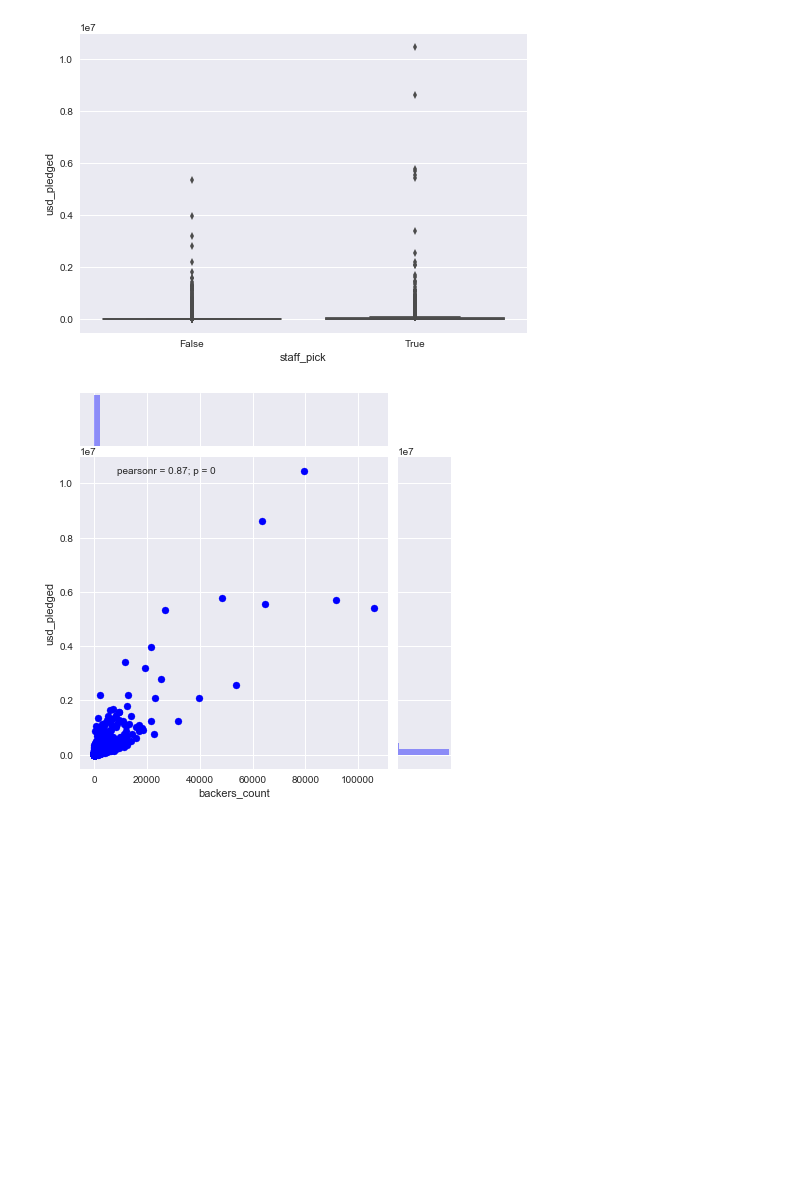
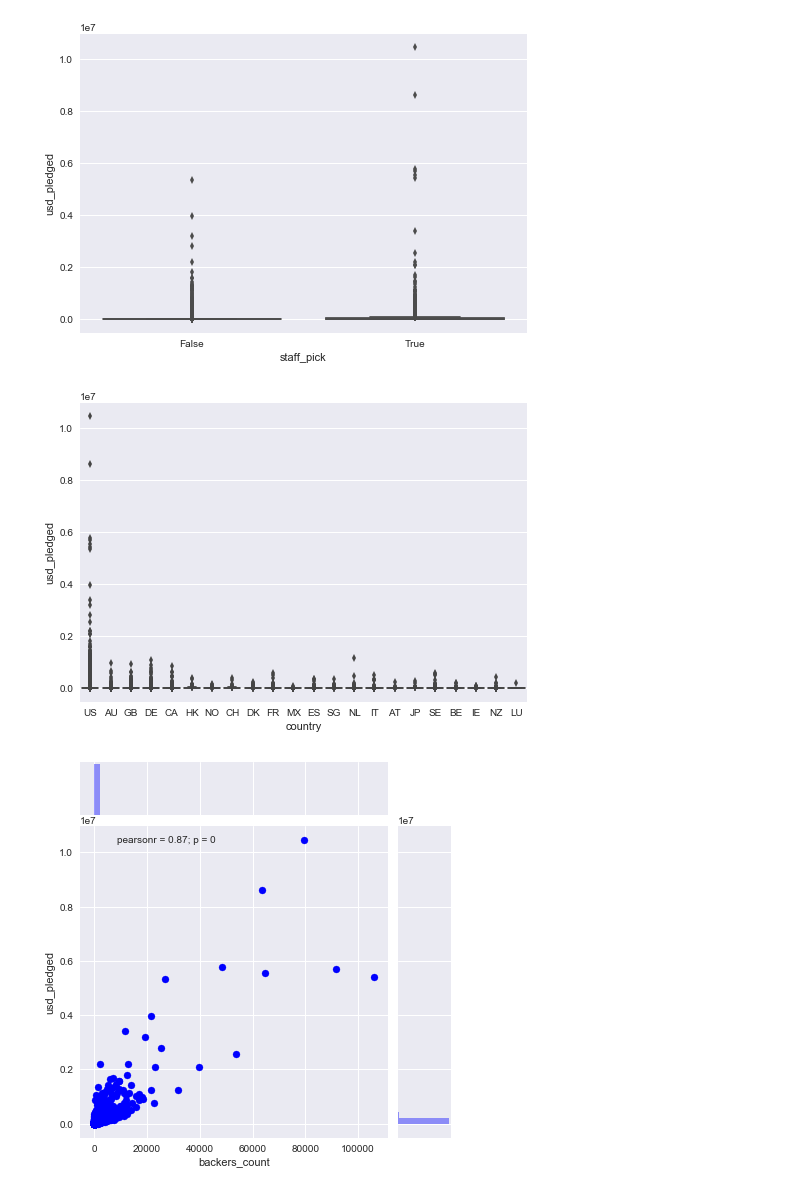
Before and after one commit to NicoleGololobov/Kickstarter, a Jupyter notebook: JupyterK.ipynb, the cells around one changed output. Cells and saved outputs as stored; diff of their text form; code cells hidden in the pictures; blank space fills up the shorter version.

Commit message:
Add files via upload
Update of Jupyter notebook with another plot

```diff
--- a/JupyterK.ipynb
+++ b/JupyterK.ipynb
@@ -37,6 +37,14 @@ sns.boxplot(x="staff_pick", y="usd_pledged", data=kick_data)
 plt.show()
 # %% [output]
 [figure]
+# %%
+# Construct seaborn boxplot to see how country affects how much is pledged
+sns.boxplot(x="country", y="usd_pledged", data=kick_data)
+
+# Show plot
+plt.show()
+# %% [output]
+[figure, added]
 # %%
 # Construct seaborn jointplot
 sns.jointplot(data=kick_data, x='backers_count', y='usd_pledged', color='b')
```
Also changed, not shown: parts of 1 cell of this notebook.
